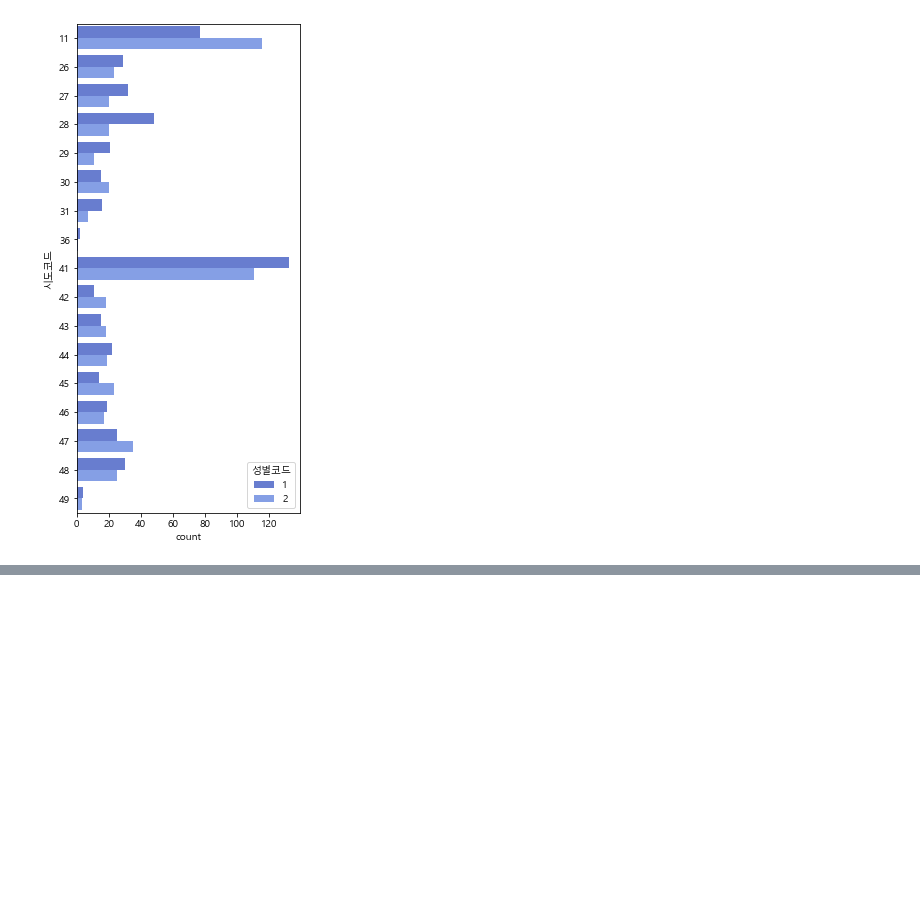
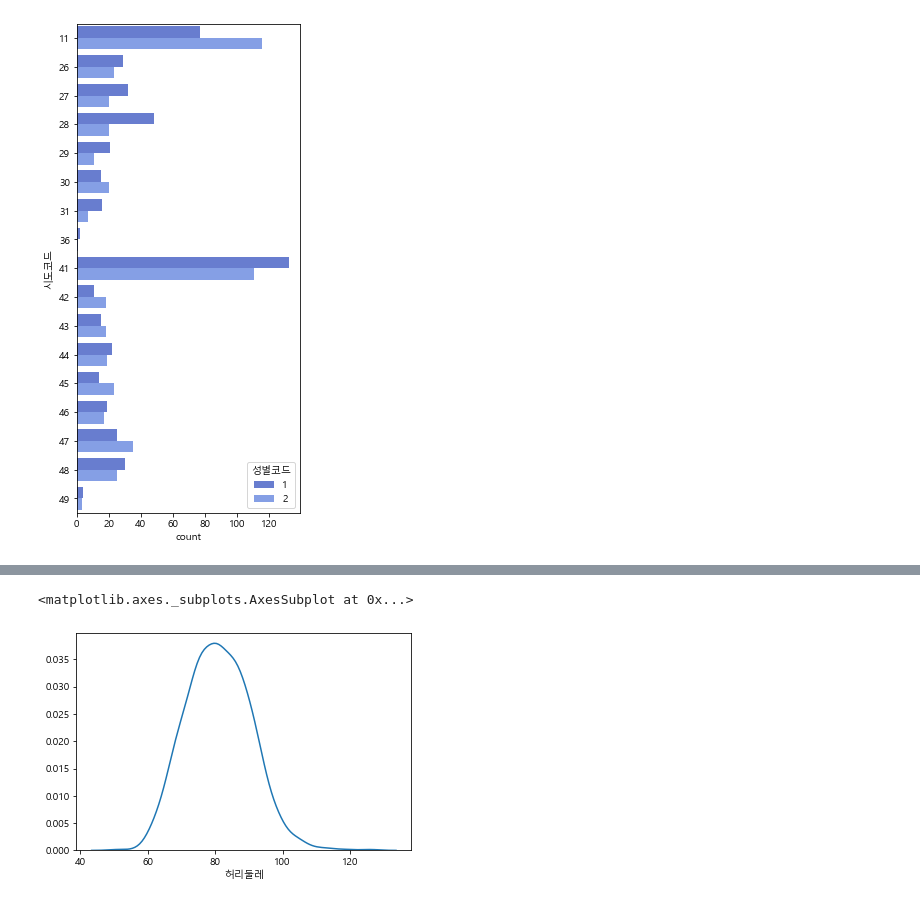
Before and after one commit to bwowby/DS, a Jupyter notebook: visualization_practice.ipynb, the cells around one changed output, grey strips where cells are left out. Drawn from its saved outputs; the diff is of its cells as text; code cells hidden in the pictures; blank space fills up the shorter version.

```diff
--- a/visualization_practice.ipynb
+++ b/visualization_practice.ipynb
@@ -144,0 +154,5 @@ sns.countplot(data=data, y="시도코드", hue="성별코드", palette = palette
+# %%
+sns.distplot(data["허리둘레"], hist=False)
+# %% [output]
+<matplotlib.axes._subplots.AxesSubplot at 0x...>
+[figure, added]
```
Also changed, not shown: parts of 5 cells of this notebook.
